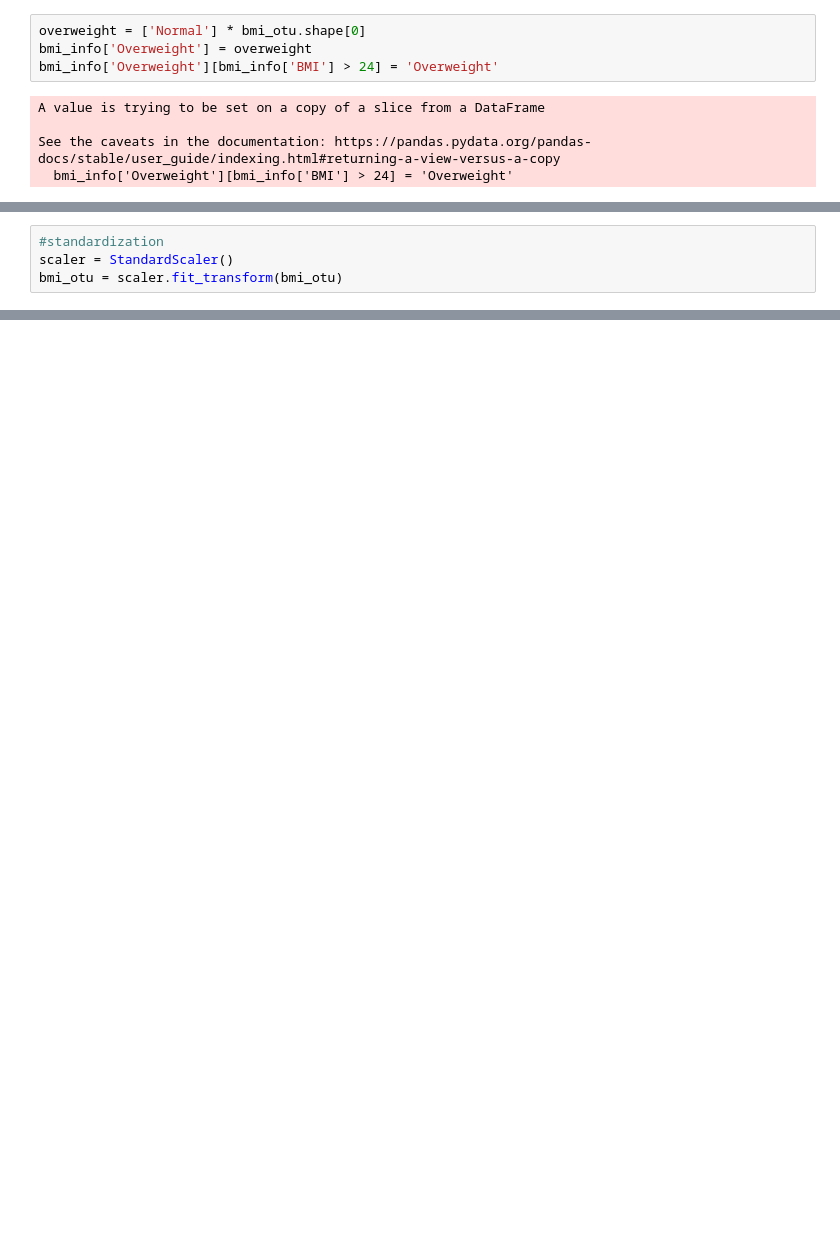
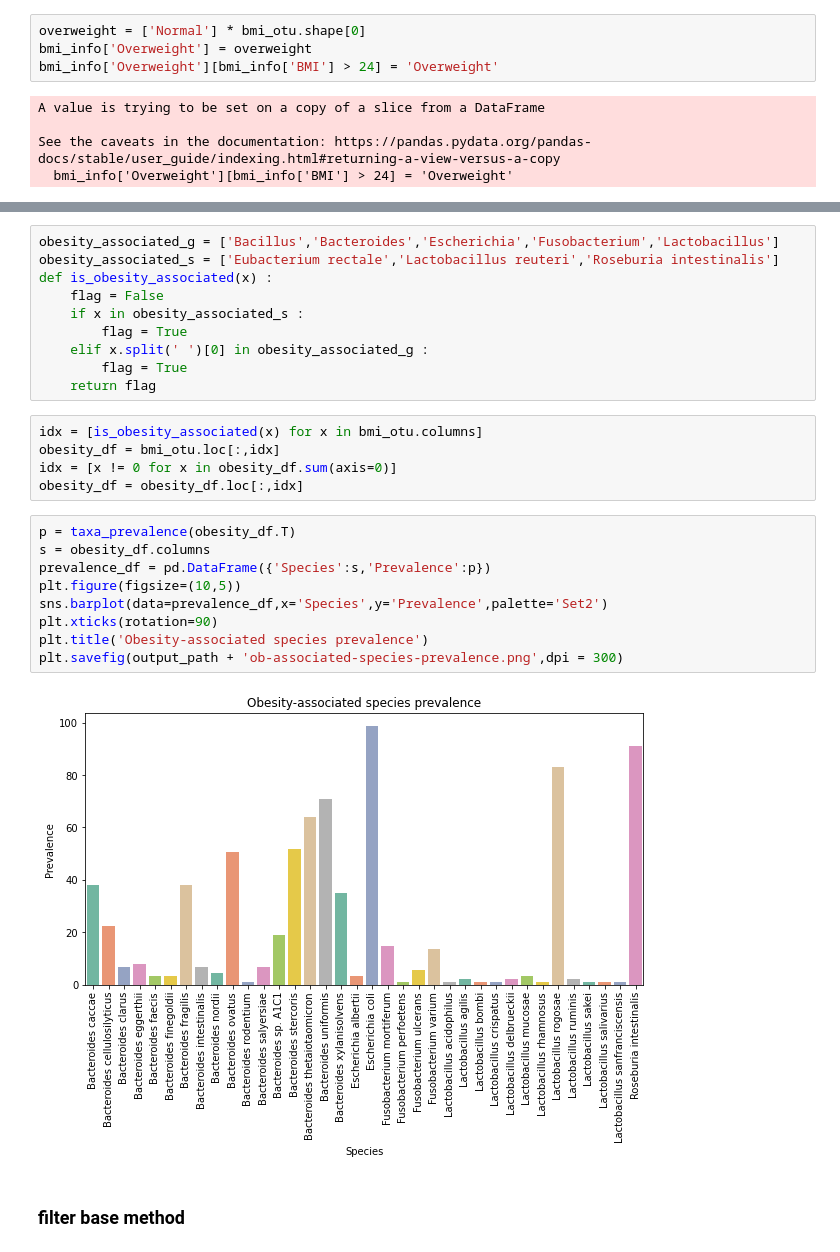
Before and after one commit to brucewu1996/Probiotics_signature, a Jupyter notebook: BMI.ipynb, the cells around one changed output, grey strips where cells are left out. Cells and saved outputs as stored; diff of their text form; blank space fills up the shorter version.

```diff
--- a/BMI.ipynb
+++ b/BMI.ipynb
@@ -165,4 +79,0 @@ import stability as st
-# %%
-#standardization
-scaler = StandardScaler()
-bmi_otu = scaler.fit_transform(bmi_otu)
@@ -276,0 +98,28 @@ plt.show()
+# %%
+obesity_associated_g = ['Bacillus','Bacteroides','Escherichia','Fusobacterium','Lactobacillus']
+obesity_associated_s = ['Eubacterium rectale','Lactobacillus reuteri','Roseburia intestinalis']
+def is_obesity_associated(x) :
+    flag = False
+    if x in obesity_associated_s :
+        flag = True
+    elif x.split(' ')[0] in obesity_associated_g :
+        flag = True
+    return flag
+# %%
+idx = [is_obesity_associated(x) for x in bmi_otu.columns]
+obesity_df = bmi_otu.loc[:,idx]
+idx = [x != 0 for x in obesity_df.sum(axis=0)]
+obesity_df = obesity_df.loc[:,idx]
+# %%
+p = taxa_prevalence(obesity_df.T)
+s = obesity_df.columns
+prevalence_df = pd.DataFrame({'Species':s,'Prevalence':p})
+plt.figure(figsize=(10,5))
+sns.barplot(data=prevalence_df,x='Species',y='Prevalence',palette='Set2')
+plt.xticks(rotation=90)
+plt.title('Obesity-associated species prevalence')
+plt.savefig(output_path + 'ob-associated-species-prevalence.png',dpi = 300)
+# %% [output]
+[figure, added]
+# %% [markdown]
+### filter base method
```
Also changed, not shown: parts of 42 cells of this notebook, 1 other file.
